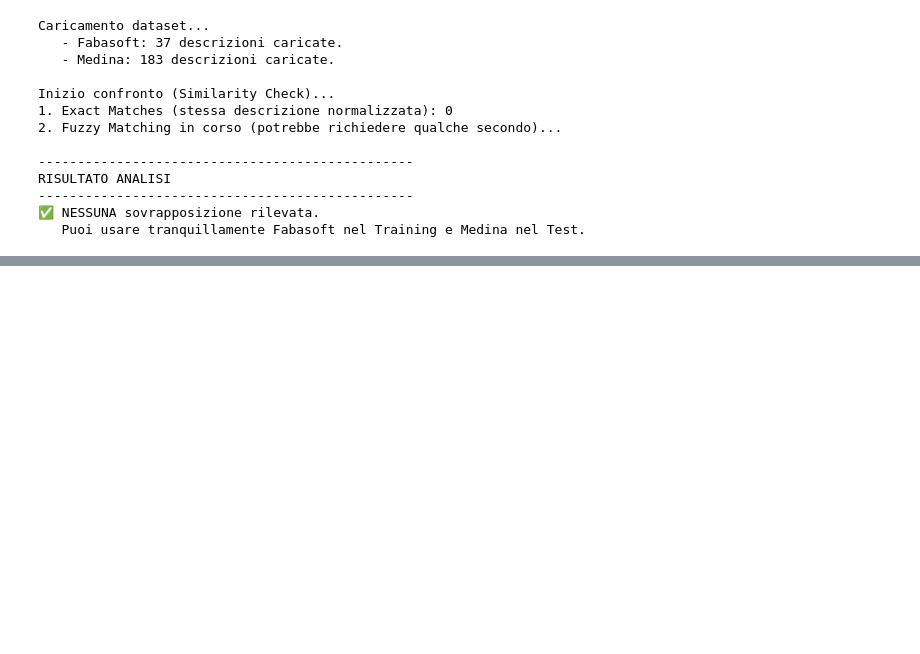
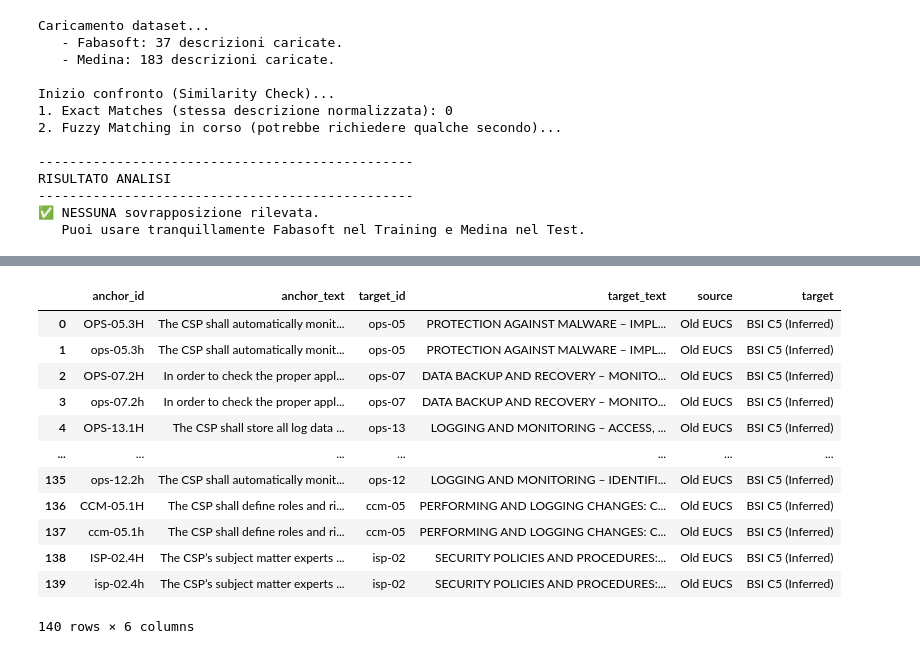
Before and after one commit to bianchi-john/ControlsMetrics, a Jupyter notebook: 3 - generateTrainAndTestData.ipynb, the cells around one changed output, grey strips where cells are left out. Saved outputs shown, nothing was run; the diff lists cells and outputs as text; code cells hidden in the pictures; blank space fills up the shorter version.

```diff
--- a/3 - generateTrainAndTestData.ipynb
+++ b/3 - generateTrainAndTestData.ipynb
@@ -1584,0 +1625,16 @@ RISULTATO ANALISI
+# %%
+test2
+# %% [output]
+|  | anchor_id | anchor_text | target_id | target_text | source | target |
+| 0 | OPS-05.3H | The CSP shall automatically monit... | ops-05 | PROTECTION AGAINST MALWARE – IMPL... | Old EUCS | BSI C5 (Inferred) |
+| 1 | ops-05.3h | The CSP shall automatically monit... | ops-05 | PROTECTION AGAINST MALWARE – IMPL... | Old EUCS | BSI C5 (Inferred) |
+| 2 | OPS-07.2H | In order to check the proper appl... | ops-07 | DATA BACKUP AND RECOVERY – MONITO... | Old EUCS | BSI C5 (Inferred) |
+| 3 | ops-07.2h | In order to check the proper appl... | ops-07 | DATA BACKUP AND RECOVERY – MONITO... | Old EUCS | BSI C5 (Inferred) |
+| 4 | OPS-13.1H | The CSP shall store all log data ... | ops-13 | LOGGING AND MONITORING – ACCESS, ... | Old EUCS | BSI C5 (Inferred) |
+| ... | ... | ... | ... | ... | ... | ... |
+| 135 | ops-12.2h | The CSP shall automatically monit... | ops-12 | LOGGING AND MONITORING – IDENTIFI... | Old EUCS | BSI C5 (Inferred) |
+| 136 | CCM-05.1H | The CSP shall define roles and ri... | ccm-05 | PERFORMING AND LOGGING CHANGES: C... | Old EUCS | BSI C5 (Inferred) |
+| 137 | ccm-05.1h | The CSP shall define roles and ri... | ccm-05 | PERFORMING AND LOGGING CHANGES: C... | Old EUCS | BSI C5 (Inferred) |
+| 138 | ISP-02.4H | The CSP’s subject matter experts ... | isp-02 | SECURITY POLICIES AND PROCEDURES:... | Old EUCS | BSI C5 (Inferred) |
+| 139 | isp-02.4h | The CSP’s subject matter experts ... | isp-02 | SECURITY POLICIES AND PROCEDURES:... | Old EUCS | BSI C5 (Inferred) |
+140 rows × 6 columns
```
Also changed, not shown: parts of 9 cells of this notebook, 9 other files.
